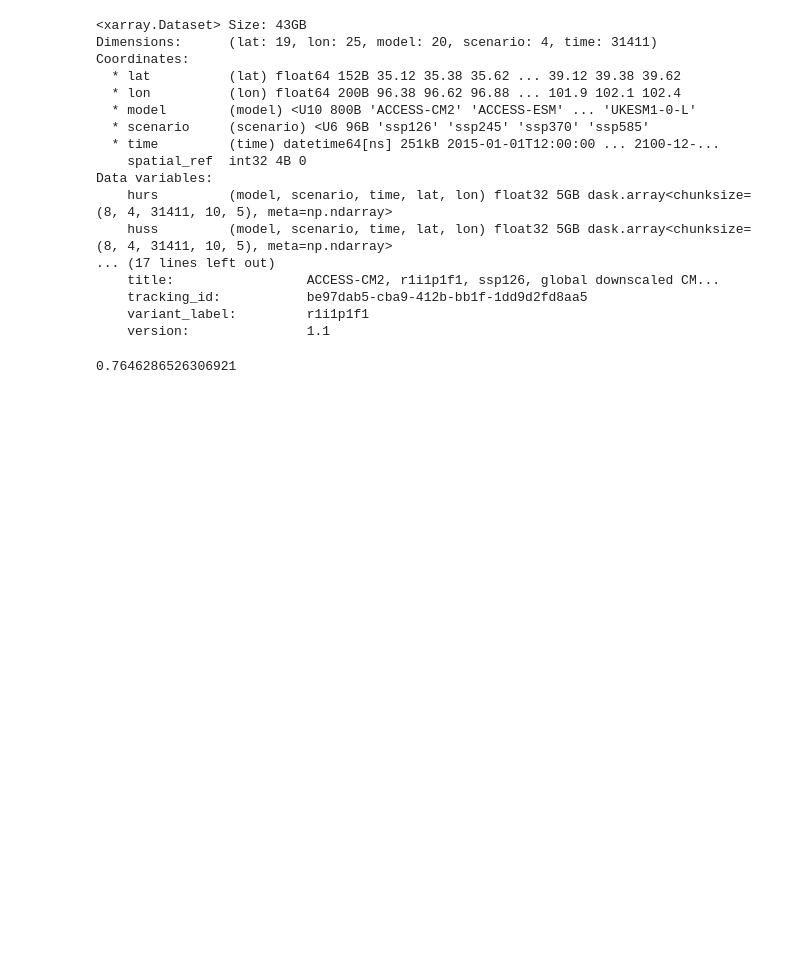
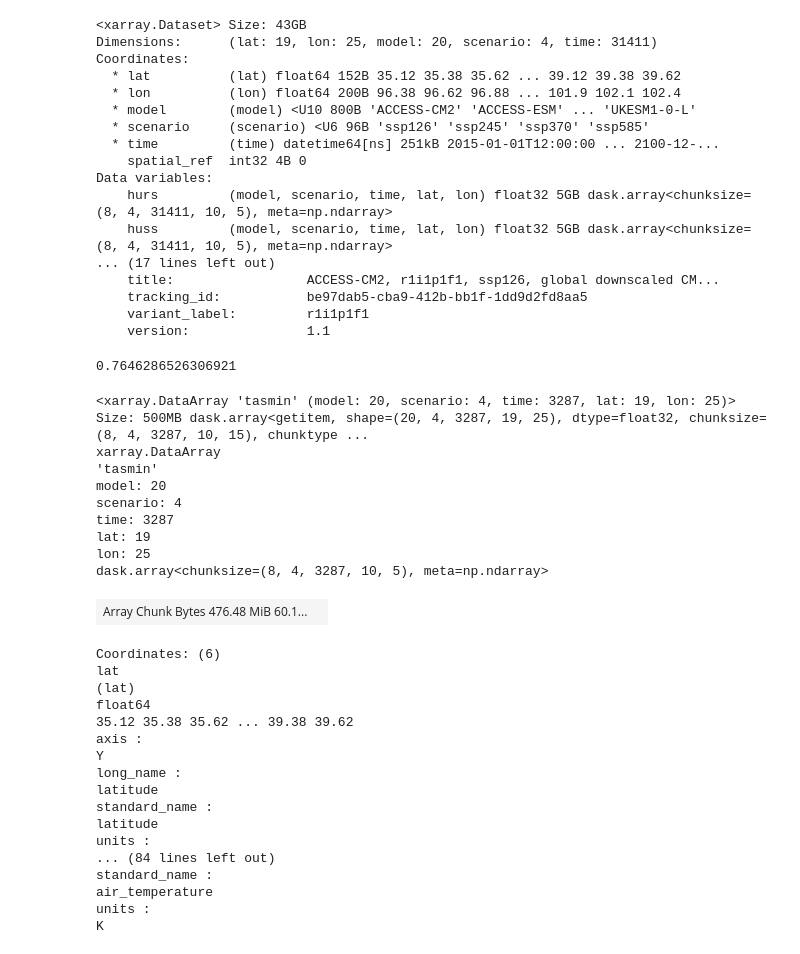
Before and after one commit to FixCarbon/um-mads, a Jupyter notebook: notebooks/retrieve_data.ipynb, the cells around one changed output. Cells and saved outputs as stored; diff of their text form; code cells hidden in the pictures; blank space fills up the shorter version.

Commit message:
Created train, validate, test, project datasets for CMIP6

```diff
--- a/notebooks/retrieve_data.ipynb
+++ b/notebooks/retrieve_data.ipynb
@@ -115,3 +117,33 @@ Data variables:
 ds_historical_clipped['tasmin'].isnull().sum().values / (len(ds_historical_clipped.lat) * len(ds_historical_clipped.lon) * len(ds_historical_clipped.time) * len(ds_historical_clipped.model))
 # %% [output]
 0.7646286526306921
+# %%
+ds_projection_clipped.tasmin.sel(time=(ds_projection_clipped.time < np.datetime64('2024', 'ns')))
+# %% [output]
+<xarray.DataArray 'tasmin' (model: 20, scenario: 4, time: 3287, lat: 19, lon: 25)> Size: 500MB dask.array<getitem, shape=(20, 4, 3287, 19, 25), dtype=float32, chunksize=(8, 4, 3287, 10, 15), chunktype ...
+xarray.DataArray
+'tasmin'
+model: 20
+scenario: 4
+time: 3287
+lat: 19
+lon: 25
+dask.array<chunksize=(8, 4, 3287, 10, 5), meta=np.ndarray>
+| Array Chunk Bytes 476.48 MiB 60.1... |  |
+Coordinates: (6)
+lat
+(lat)
+float64
+35.12 35.38 35.62 ... 39.38 39.62
+axis :
+Y
+long_name :
+latitude
+standard_name :
+latitude
+units :
+... (84 lines left out)
+standard_name :
+air_temperature
+units :
+K
```
Also changed, not shown: parts of 2 cells of this notebook.
